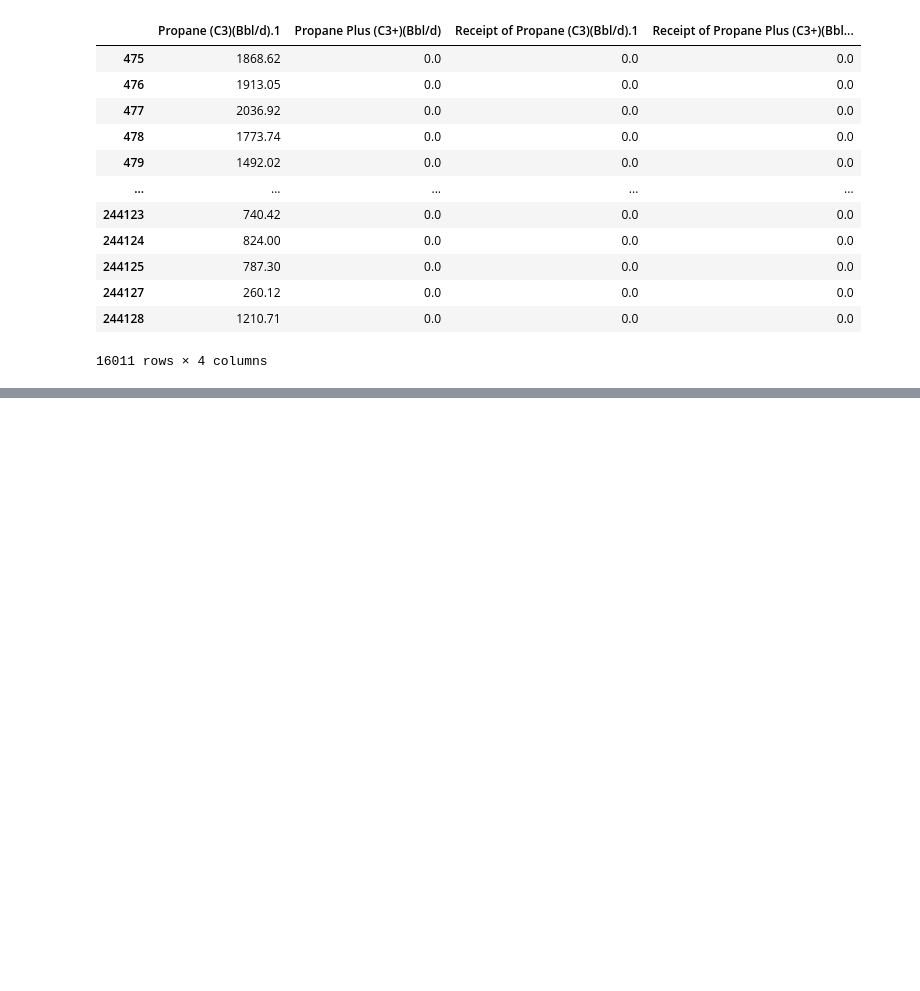
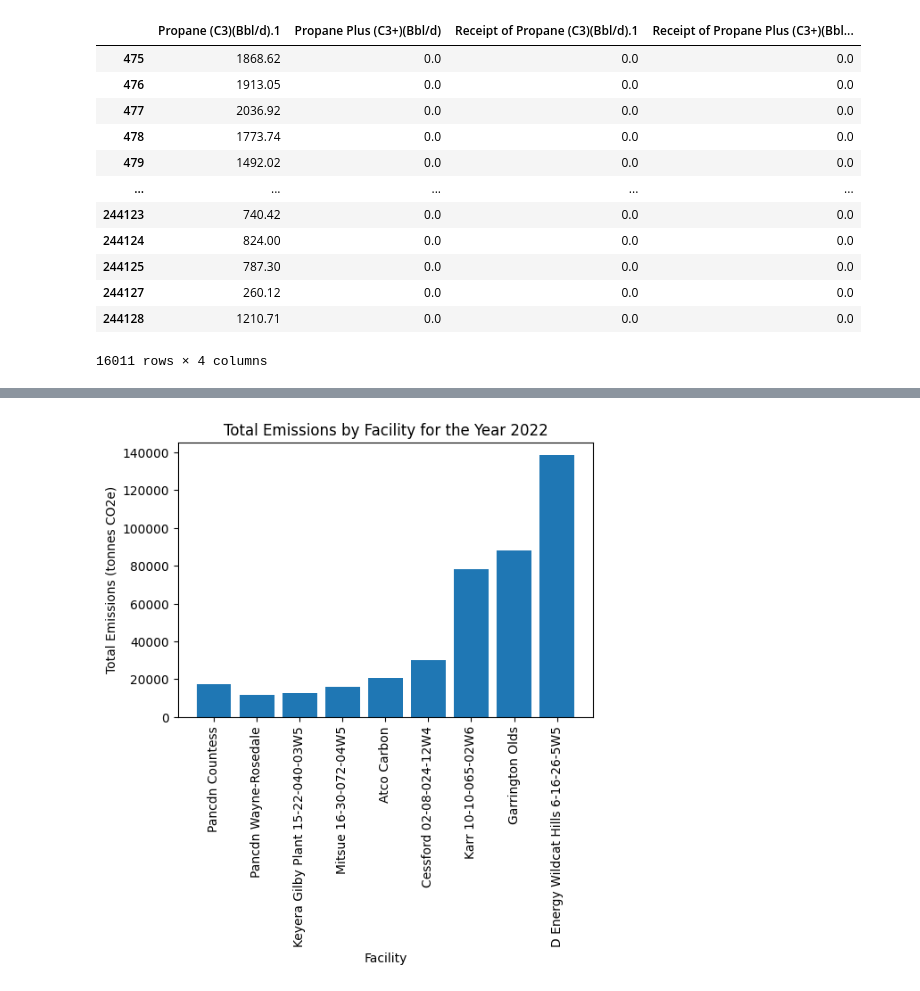
Before and after one commit to gustavo-bravo11/HTC_Hackathon_Team6, a Jupyter notebook: data_clean/notebooks/further_cleaning.ipynb, the cells around one changed output, grey strips where cells are left out. Drawn from its saved outputs; the diff is of its cells as text; code cells hidden in the pictures; blank space fills up the shorter version.

```diff
--- a/data_clean/notebooks/further_cleaning.ipynb
+++ b/data_clean/notebooks/further_cleaning.ipynb
@@ -130,0 +200,21 @@ for name, df in data_dict.items():
+# %%
+green_house = pd.read_csv("../data_cleaned/yearly_total_emissions_co2/yearly_total_emissions_co2.csv")
+# %%
+facilities = pd.read_csv("../data_cleaned/facilities/facilities.csv")
+# %%
+ghg_22 = green_house.query("reference_year == 2022")[['id', 'total_emissions__tonnes_co2e']]
+ghg_22 = ghg_22.merge(facilities[['id', 'current_operator', 'name']], on="id").copy()
+# %%
+import matplotlib.pyplot as plt
+plt.figure(figsize=(6, 4))
+plt.bar(
+    x='name', height='total_emissions__tonnes_co2e',
+    data=ghg_22.head(10).sort_values('total_emissions__tonnes_co2e')
+)
+plt.xlabel('Facility')
+plt.ylabel('Total Emissions (tonnes CO2e)')
+plt.title('Total Emissions by Facility for the Year 2022')
+plt.xticks(rotation=90)
+plt.show()
+# %% [output]
+[figure, added]
```
Also changed, not shown: parts of 6 cells of this notebook, 1 other file.
